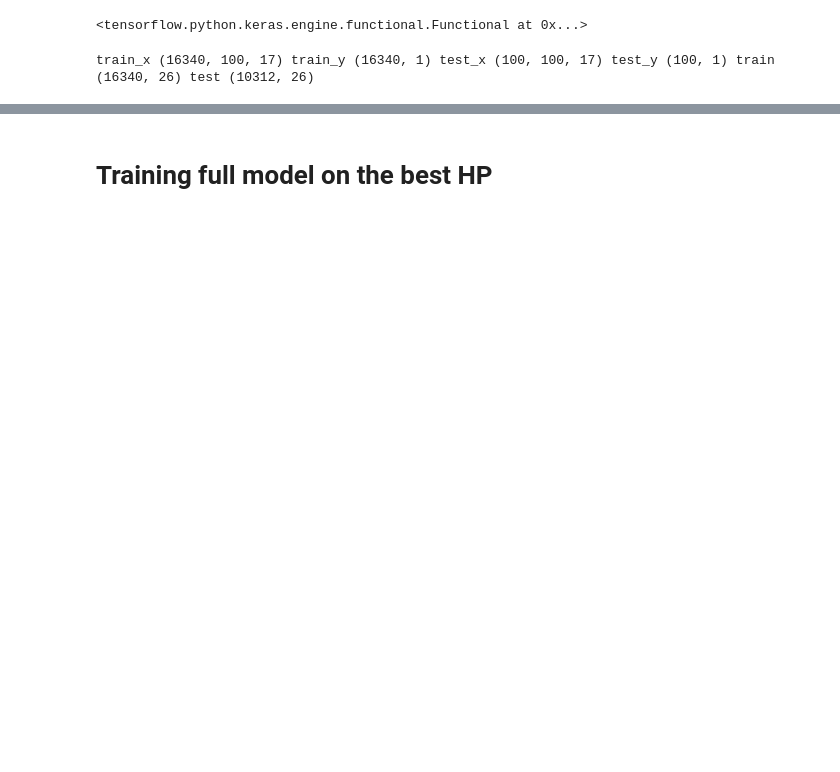
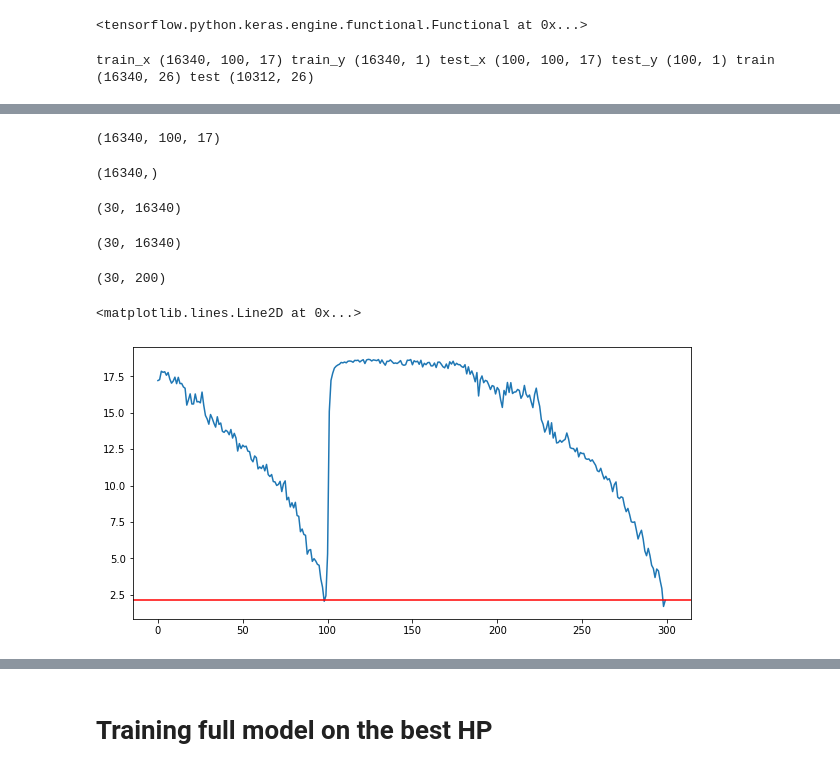
Before and after one commit to MariosKef/RULe, a Jupyter notebook: tests.ipynb, the cells around one changed output, grey strips where cells are left out. Saved outputs shown, nothing was run; the diff lists cells and outputs as text; code cells hidden in the pictures; blank space fills up the shorter version.

```diff
--- a/tests.ipynb
+++ b/tests.ipynb
@@ -51,3 +41,0 @@ from sklearn.model_selection import KFold
-# %%
-test = [14, 20, 51, 60, 71, 74, 82, 86, 91, 92]
-train = [x for x in range(0,100) if x not in test]
@@ -80,6 +64,6 @@ import main
 def weibull_mean(alpha, beta):
     return alpha * math.gamma(1 + 1/beta)
 # %%
-# model, train_results_df, test_results_df, test_x_orig, test_y_orig, scaler, train_x, test_x, total = main.main()
-model = main.main()
+model, train_results_df, test_results_df, test_x_orig, test_y_orig, scaler, train_x, test_x = main.main()
+# model = main.main()
 # %% [output]
@@ -180,7 +165,7 @@ cfg = {
         "random_state": 21,
         "mask_value": -99,
         "reps": 30,
-        "epochs": 5,
+        "epochs": 20,
         "batches": 64,
         "in_reps": 10,
     }
@@ -369,0 +362,2 @@ Epoch 5/5
+# %%
+model = tf.keras.models.load_model('./toy_model', custom_objects={"CustomLoss": CustomLoss, "Activate": Activate})
@@ -453,0 +448,31 @@ test_results_df['T'].unique()
+# %%
+train_x.shape
+# %% [output]
+(16340, 100, 17)
+# %%
+a.shape
+# %% [output]
+(16340,)
+# %%
+alphas.shape
+# %% [output]
+(30, 16340)
+# %%
+betas.shape
+# %% [output]
+(30, 16340)
+# %%
+betas[:,-200:].shape
+# %% [output]
+(30, 200)
+# %%
+import matplotlib.pyplot as plt
+plt.figure(figsize=(10,5))
+s = np.mean(betas[:,-300:], axis=0)
+s_ = np.max(s) - s
+plt.plot(s)
+plt.axhline(y=2.111, color='red')
+# plt.plot(np.mean(alphas[:,:192], axis=0))
+# %% [output]
+<matplotlib.lines.Line2D at 0x...>
+[figure, added]
```
Also changed, not shown: parts of 68 cells of this notebook.
